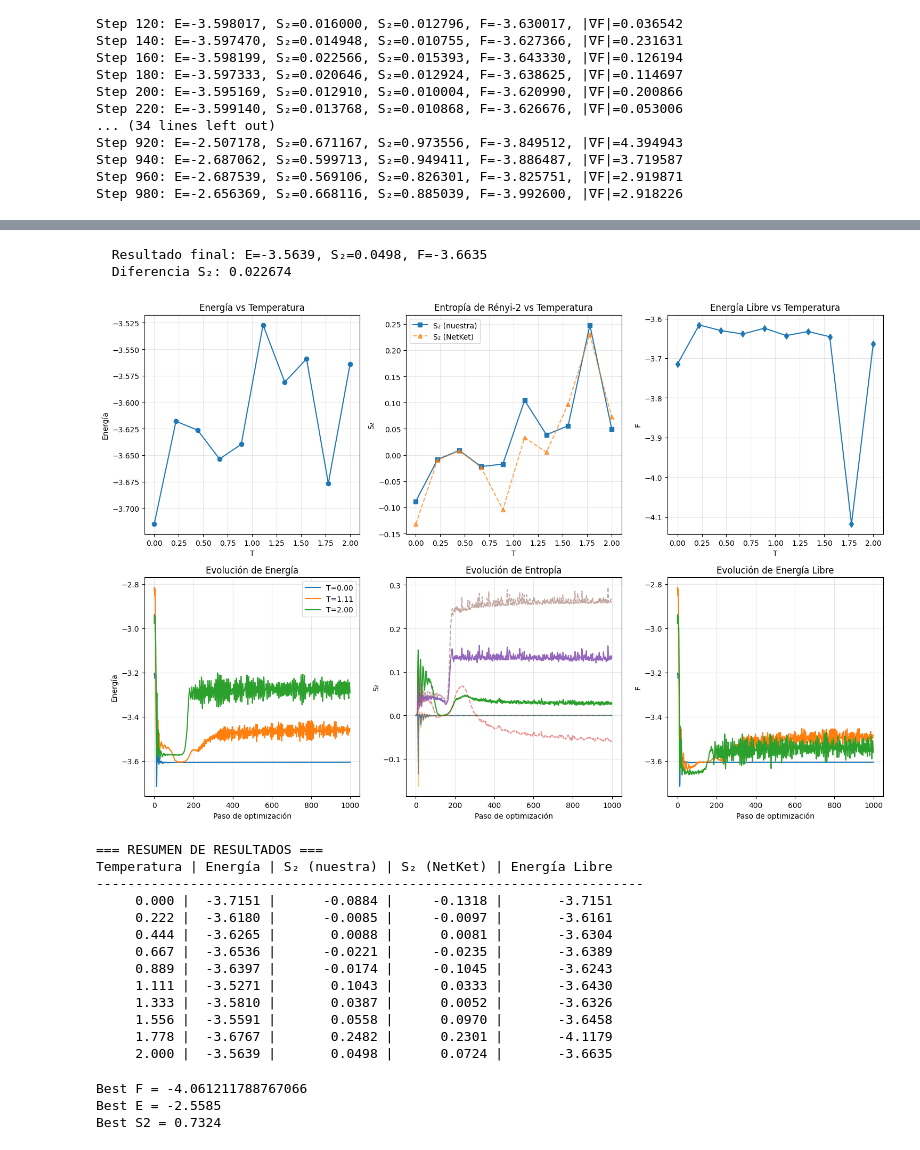
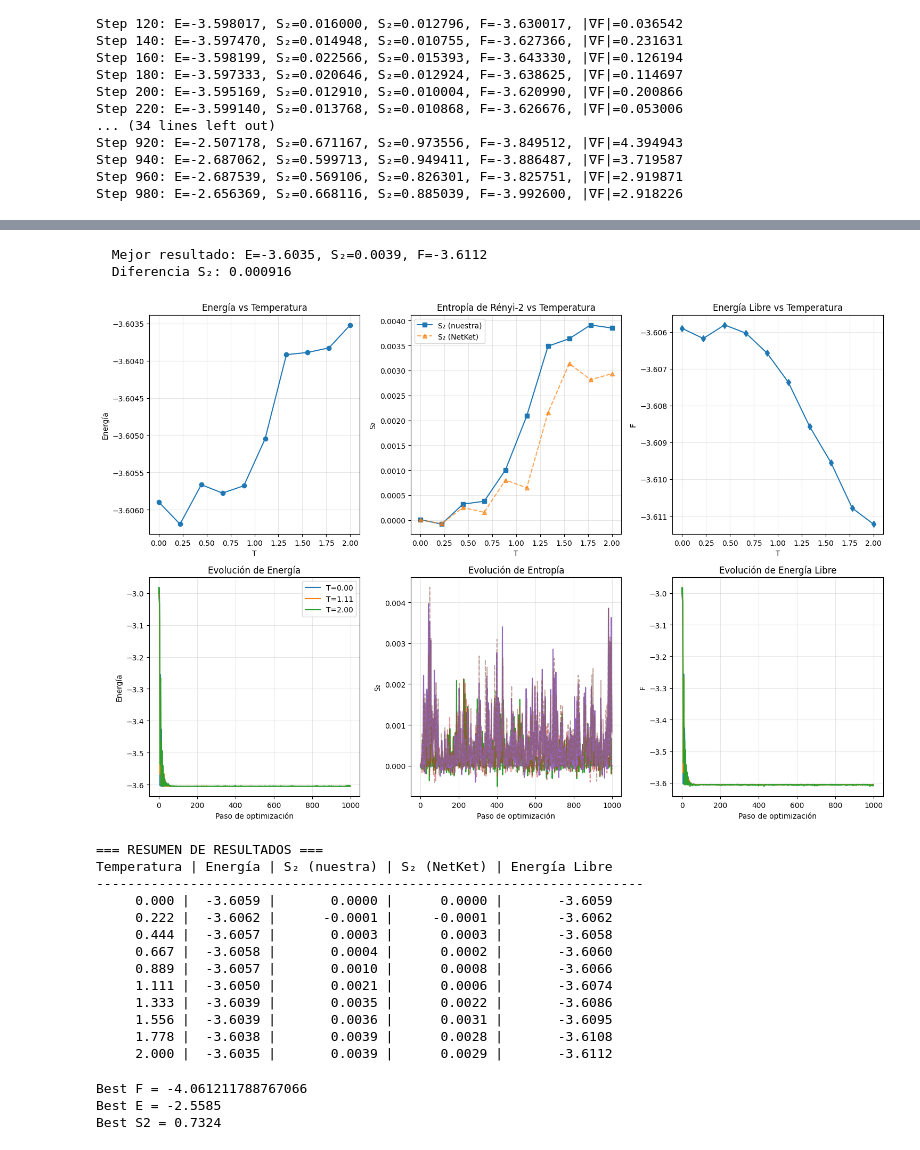
Before and after one commit to ismaelcastrouimp/TFM, a Jupyter notebook: Ancilla_Ising.ipynb, the cells around one changed output, grey strips where cells are left out. Cells and saved outputs as stored; diff of their text form; code cells hidden in the pictures.

```diff
--- a/Ancilla_Ising.ipynb
+++ b/Ancilla_Ising.ipynb
@@ -663,13 +705,15 @@ class RBM_Z2(nn.Module):
 #Se busca el estado que maximiza S₂, en nuestro caso max(S₂)=ln(4)
 
 partition = list(range(N))
-g = nk.graph.Chain(length=N+N_ancilla, pbc=False)
-sampler = nk.sampler.MetropolisExchange(hi_extended, graph=g, d_max=N+N_ancilla)
+# g = nk.graph.Chain(length=N+N_ancilla, pbc=False)
+# sampler = nk.sampler.MetropolisExchange(hi_extended, graph=g, d_max=N+N_ancilla)
+# sampler = nk.sampler.MetropolisLocal(hi_extended)
+sampler = nk.sampler.ExactSampler(hilbert=hi_extended)
 model = RBM_Z2(alpha=1, trivial_Z2=True)
 vstate = nk.vqs.MCState(sampler, model, n_samples=20000)
 vstate.init_parameters
-optimizer = optax.sgd(learning_rate=0.3, momentum=0.9)
-# optimizer = optax.adam(learning_rate=0.1)
+# optimizer = optax.sgd(learning_rate=0.8, momentum=0.9)
+optimizer = optax.adam(learning_rate=optax.schedules.linear_onecycle_schedule(1000, 0.5, 0.3, 0.85, 10, 100))
 # optimizer = optax.adamw(learning_rate=0.1, weight_decay=1e-2)
 opt_state = optimizer.init(vstate.parameters)
 
@@ -685,10 +729,10 @@ for step in range(1000):
     # S2_grad_2 = renyi2_grad_only_stable(vstate, partition, 10000, key=step)
     # S2, S2_grad_2 = renyi2_entropy_and_grad_stable(vstate, partition, 10000, key=step)
     # S2, S2_grad_2 = renyi2_entropy_and_grad_averaged(vstate, partition, 1008, step, 10)
-    # S2, S2_grad_2 = renyi2_value_and_grad(vstate, N, partition, 1008, key=step)
-    # S2, S2_grad_2 = renyi2_value_and_grad2(vstate, hi_extended, partition, 1008)
+    # S2, S2_grad_2 = renyi2_value_and_grad(vstate, N, partition, 10000, key=step)
+    # S2, S2_grad_2 = renyi2_value_and_grad2(vstate, hi_extended, partition, 200000)
     S2_nk = vstate.expect(S2_obs).mean.real*np.log(2)
-    S2_trace = renyi2_entropy_exact(vstate, partition)[0]
+    # S2_trace = renyi2_entropy_exact(vstate, partition)[0]
     S2_grad = jnp.linalg.norm(nk.jax.tree_ravel(S2_grad_2)[0])
 
     S_grad = jax.tree_util.tree_map(
@@ -701,12 +745,13 @@ for step in range(1000):
 
     S2_history_swap.append(S2)
     S2_history_nk.append(S2_nk)
-    S2_history_trace.append(S2_trace)
+    # S2_history_trace.append(S2_trace)
     S2_grad_history.append(S2_grad)
 
     if step % 20 == 0:
         grad_norm = jnp.linalg.norm(nk.jax.tree_ravel(S_grad)[0])
-        print(f"Step {step}: S₂(SWAP)={S2:.6f}, S₂(NK)={S2_nk:.6f}, S₂(ρₛ)={S2_trace:.6f}, |∇S₂| = {S2_grad:.6f}")
+        # print(f"Step {step}: S₂(SWAP)={S2:.6f}, S₂(NK)={S2_nk:.6f}, S₂(ρₛ)={S2_trace:.6f}, |∇S₂| = {S2_grad:.6f}")
+        print(f"Step {step}: S₂(SWAP)={S2:.6f}, S₂(NK)={S2_nk:.6f}, |∇S₂| = {S2_grad:.6f}")
 
 plt.plot(S2_history_swap, label="SWAP")
 plt.plot(S2_history_nk, label="NetKet")
@@ -745,7 +790,7 @@ entropy_3 = np.zeros(it)
 
 for i in range(it):
     entropy_1[i] = renyi2_entropy_sampled(vstate, N, partition, 1000)
-    entropy_2[i] = vstate.expect(S2_obs).mean.real
+    entropy_2[i] = vstate.expect(S2_obs).mean.real*np.log(2)
     entropy_3[i] = renyi2_entropy_exact(vstate, partition)[0]
 
 print(f"S₂(SWAP)={np.mean(entropy_1):.6f}, S₂(NK)={np.mean(entropy_2):.6f}, S₂(ρₛ){np.mean(entropy_3):.6f}")
@@ -811,9 +856,10 @@ partition = list(range(N))
 S2_obs = nk.experimental.observable.Renyi2EntanglementEntropy(hi_extended, partition=partition)
 
 # Estado variacional
-g = nk.graph.Chain(length=N+N_ancilla, pbc=False)
-sampler = nk.sampler.MetropolisExchange(hi_extended, graph=g, d_max=N+N_ancilla)
+# g = nk.graph.Chain(length=N+N_ancilla, pbc=False)
+# sampler = nk.sampler.MetropolisExchange(hi_extended, graph=g, d_max=N+N_ancilla)
 # sampler = nk.sampler.MetropolisLocal(hi_extended)
+sampler = nk.sampler.ExactSampler(hi_extended)
 model = RBM_Z2(alpha=1, trivial_Z2=True)
 vstate = nk.vqs.MCState(sampler, model, n_samples=1008)
 
@@ -979,8 +1028,9 @@ Step 980: E=-2.656369, S₂=0.668116, S₂=0.885039, F=-3.992600, |∇F|=2.91822
 # %%
 #Minimizar F = <H> - TS₂ en función de T para comparar con "Ancilla_exact.ipynb"
 
-g = nk.graph.Chain(length=N+N_ancilla, pbc=False)
-sampler = nk.sampler.MetropolisExchange(hi_extended, graph=g, d_max=4)
+# g = nk.graph.Chain(length=N+N_ancilla, pbc=False)
+# sampler = nk.sampler.MetropolisExchange(hi_extended, graph=g, d_max=4)
+sampler = nk.sampler.ExactSampler(hi_extended)
 model = RBM_Z2(alpha=1, trivial_Z2=True)
 
 T_array = np.linspace(0, 2, 10)
@@ -994,7 +1044,8 @@ all_histories = []
 for T_idx, T in enumerate(tqdm(T_array, desc="Temperaturas")):
     print(f"\n=== Temperatura T = {T:.3f} ===")
     vstate = nk.vqs.MCState(sampler, model, n_samples=20000)
-    optimizer = optax.sgd(learning_rate=0.05, momentum=0.9)
+    optimizer = optax.sgd(learning_rate=0.1, momentum=0.9)
+    # optimizer = optax.adam(learning_rate=0.1)
     opt_state = optimizer.init(vstate.parameters)
 
     S2_obs = nk.experimental.observable.Renyi2EntanglementEntropy(hi_extended,partition=partition)
@@ -1313,19 +1364,19 @@ for i, T in enumerate(T_array):
-  Resultado final: E=-3.5639, S₂=0.0498, F=-3.6635
-  Diferencia S₂: 0.022674
+  Mejor resultado: E=-3.6035, S₂=0.0039, F=-3.6112
+  Diferencia S₂: 0.000916
-[figure, old version]
+[figure, new version]
 === RESUMEN DE RESULTADOS ===
 Temperatura | Energía | S₂ (nuestra) | S₂ (NetKet) | Energía Libre
 ----------------------------------------------------------------------
-     0.000 |  -3.7151 |      -0.0884 |     -0.1318 |       -3.7151
-     0.222 |  -3.6180 |      -0.0085 |     -0.0097 |       -3.6161
-     0.444 |  -3.6265 |       0.0088 |      0.0081 |       -3.6304
-     0.667 |  -3.6536 |      -0.0221 |     -0.0235 |       -3.6389
-     0.889 |  -3.6397 |      -0.0174 |     -0.1045 |       -3.6243
-     1.111 |  -3.5271 |       0.1043 |      0.0333 |       -3.6430
-     1.333 |  -3.5810 |       0.0387 |      0.0052 |       -3.6326
-     1.556 |  -3.5591 |       0.0558 |      0.0970 |       -3.6458
-     1.778 |  -3.6767 |       0.2482 |      0.2301 |       -4.1179
-     2.000 |  -3.5639 |       0.0498 |      0.0724 |       -3.6635
+     0.000 |  -3.6059 |       0.0000 |      0.0000 |       -3.6059
+     0.222 |  -3.6062 |      -0.0001 |     -0.0001 |       -3.6062
+     0.444 |  -3.6057 |       0.0003 |      0.0003 |       -3.6058
+     0.667 |  -3.6058 |       0.0004 |      0.0002 |       -3.6060
+     0.889 |  -3.6057 |       0.0010 |      0.0008 |       -3.6066
+     1.111 |  -3.6050 |       0.0021 |      0.0006 |       -3.6074
+     1.333 |  -3.6039 |       0.0035 |      0.0022 |       -3.6086
+     1.556 |  -3.6039 |       0.0036 |      0.0031 |       -3.6095
+     1.778 |  -3.6038 |       0.0039 |      0.0028 |       -3.6108
+     2.000 |  -3.6035 |       0.0039 |      0.0029 |       -3.6112
 # %%
 #Minimizar con optimización bayesiana (skopt)
 
```
Also changed, not shown: parts of 6 cells of this notebook.
